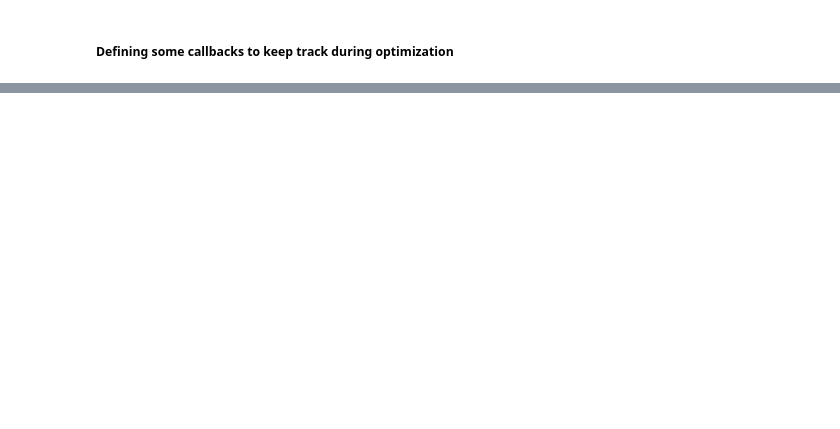
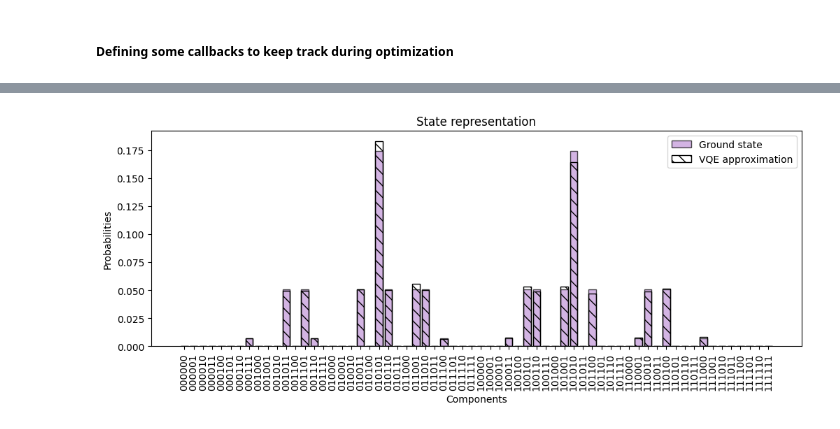
Before and after one commit to MatteoRobbiati/notebooks, a Jupyter notebook: DBQA/vqexdbqa.ipynb, the cells around one changed output, grey strips where cells are left out. Cells and saved outputs as stored; diff of their text form; code cells hidden in the pictures; blank space fills up the shorter version.

```diff
--- a/DBQA/vqexdbqa.ipynb
+++ b/DBQA/vqexdbqa.ipynb
@@ -258,0 +348,18 @@ h0.expectation(vqe1.circuit().state())
+# %%
+# XXZ ham
+base_oracle = XXZ_EvolutionOracle.from_nqubits(
+    nqubits=nqubits, delta=0.5, steps=3, order=2
+)
+
+oracle = FrameShiftedEvolutionOracle.from_evolution_oracle(
+    before_circuit=vqe.circuit.invert(),
+    after_circuit=vqe.circuit,
+    base_evolution_oracle=base_oracle,
+)
+
+dbr_type = DoubleBracketRotationType.group_commutator_third_order_reduced
+
+gci = GroupCommutatorIterationWithEvolutionOracles(
+    input_hamiltonian_evolution_oracle=oracle,
+    double_bracket_rotation_type=dbr_type,
+)
@@ -258,0 +422,8 @@ h0.expectation(vqe1.circuit().state())
+# %%
+# Collect the circuit
+gci_circuit = gci.get_composed_circuit()
+# %%
+# Plot the GCI state
+plot_vqe_states(ground_state, gci_circuit().state())
+# %% [output]
+[figure, added]
```
Also changed, not shown: parts of 42 cells of this notebook.
